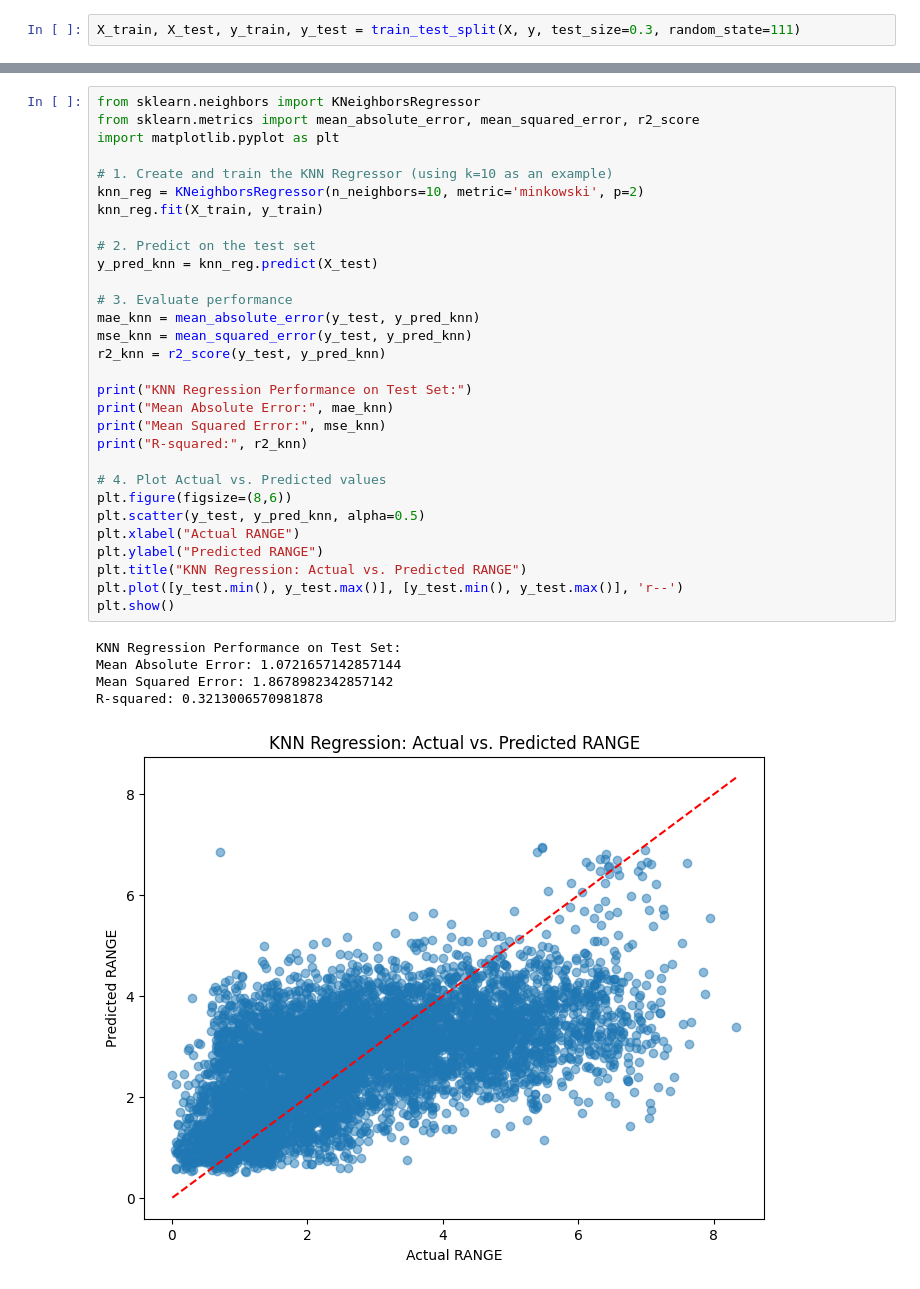
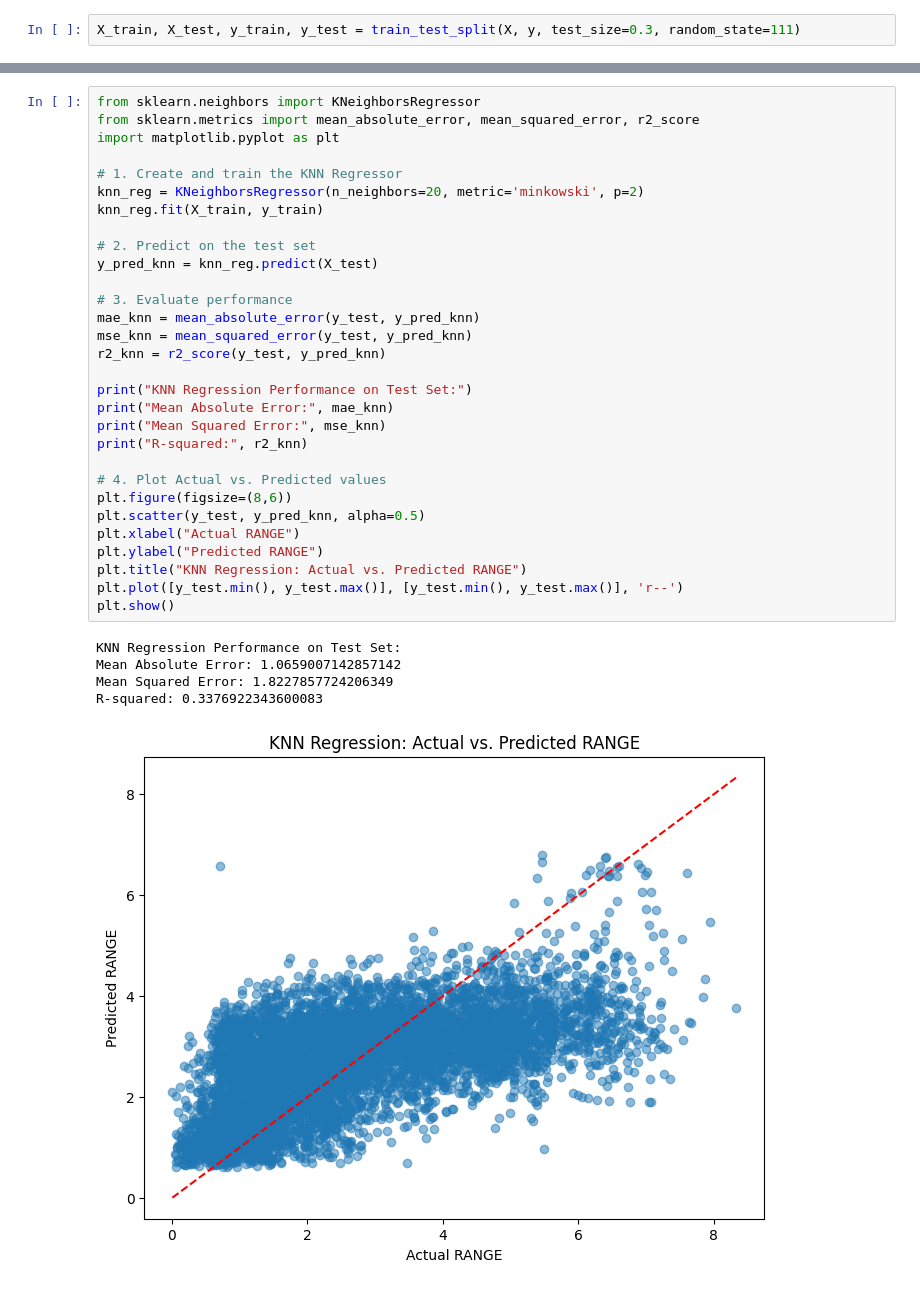
Before and after one commit to jaywmz/UWB-LOS-NLOS-Data-Analytics, a Jupyter notebook: models/regression/RANGE_regression_mining_knn.ipynb, the cells around one changed output, grey strips where cells are left out. Cells and saved outputs as stored; diff of their text form.

```diff
--- a/models/regression/RANGE_regression_mining_knn.ipynb
+++ b/models/regression/RANGE_regression_mining_knn.ipynb
@@ -22,36 +68,36 @@ X_train, X_test, y_train, y_test = train_test_split(X, y, test_size=0.3, random_
 # %%
 from sklearn.neighbors import KNeighborsRegressor
 from sklearn.metrics import mean_absolute_error, mean_squared_error, r2_score
 import matplotlib.pyplot as plt
 
-# 1. Create and train the KNN Regressor (using k=10 as an example)
-knn_reg = KNeighborsRegressor(n_neighbors=10, metric='minkowski', p=2)
+# 1. Create and train the KNN Regressor
+knn_reg = KNeighborsRegressor(n_neighbors=20, metric='minkowski', p=2)
 knn_reg.fit(X_train, y_train)
 
 # 2. Predict on the test set
 y_pred_knn = knn_reg.predict(X_test)
 
 # 3. Evaluate performance
 mae_knn = mean_absolute_error(y_test, y_pred_knn)
 mse_knn = mean_squared_error(y_test, y_pred_knn)
 r2_knn = r2_score(y_test, y_pred_knn)
 
 print("KNN Regression Performance on Test Set:")
 print("Mean Absolute Error:", mae_knn)
 print("Mean Squared Error:", mse_knn)
 print("R-squared:", r2_knn)
 
 # 4. Plot Actual vs. Predicted values
 plt.figure(figsize=(8,6))
 plt.scatter(y_test, y_pred_knn, alpha=0.5)
 plt.xlabel("Actual RANGE")
 plt.ylabel("Predicted RANGE")
 plt.title("KNN Regression: Actual vs. Predicted RANGE")
 plt.plot([y_test.min(), y_test.max()], [y_test.min(), y_test.max()], 'r--')
 plt.show()
 # %% [output]
 KNN Regression Performance on Test Set:
-Mean Absolute Error: 1.0721657142857144
-Mean Squared Error: 1.8678982342857142
-R-squared: 0.3213006570981878
+Mean Absolute Error: 1.0659007142857142
+Mean Squared Error: 1.8227857724206349
+R-squared: 0.3376922343600083
-[figure, old version]
+[figure, new version]
```
Also changed, not shown: parts of 3 cells of this notebook, 3 other files.
